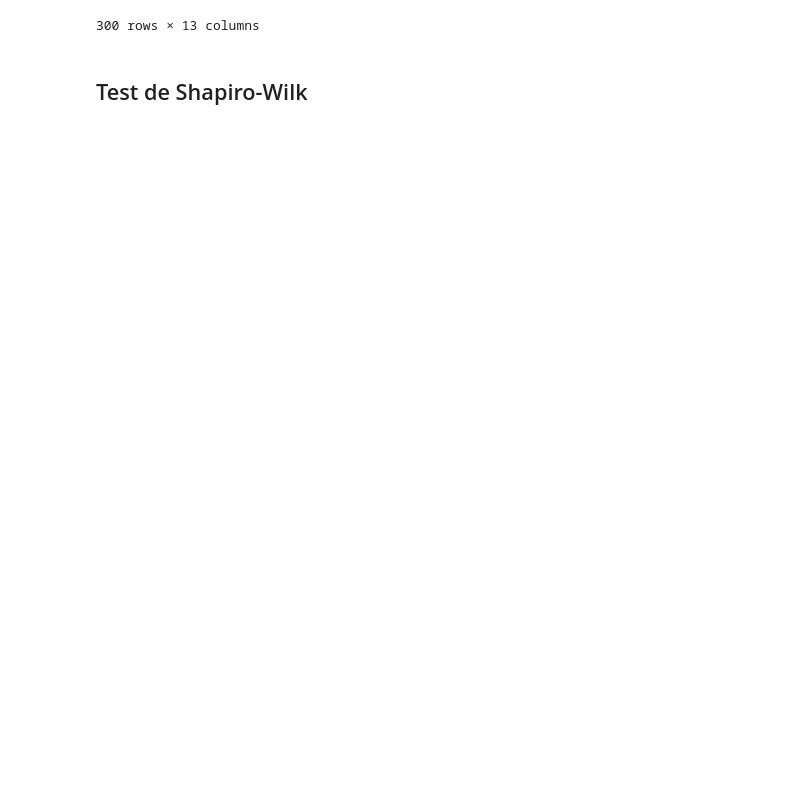
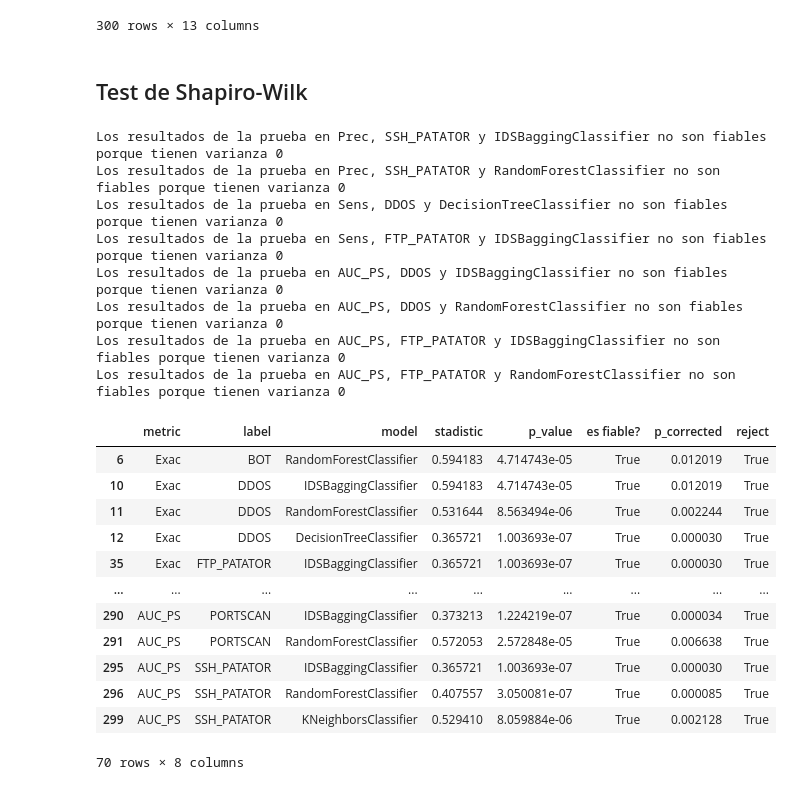
Before and after one commit to alanum9603/IDS_Thesis, a Jupyter notebook: 5_analisis_de_resultados/results_analysis.ipynb, the cells around one changed output. Saved outputs shown, nothing was run; the diff lists cells and outputs as text; code cells hidden in the pictures; blank space fills up the shorter version.

```diff
--- a/5_analisis_de_resultados/results_analysis.ipynb
+++ b/5_analisis_de_resultados/results_analysis.ipynb
@@ -238,6 +242,66 @@ df_results_ordered
 # %%
 """ Test de Shapiro Wilk """
-# H0 (hipótesis nula): Los datos siguen una distribución normal
-# H1 (hipótesis alternativa): Los datos no siguen una distribución normal
+# H0 (hipótesis nula): Los datos provienen de una distribución normal
+# H1 (hipótesis alternativa): Los datos no provienen de una distribución normal
 # Nivel de significancia = 0.05
-# Si p <= nivel de significancia  ->  Se rechaza H0 (al menos una muestra difiere de las demás)
+# Si p < nivel de significancia  ->  Los datos no provienen de una distribución normal
+df_shapiro_wilk = pd.DataFrame(columns=["metric", "label", "model", "stadistic", "p_value", "es fiable?"])
+nivel_significancia_normalidad = 0.05
+
+for metric in metric_list :
+  for label in label_list :
+    for model in [bagging_model_name]+list_models :
+      muestra = df_results_ordered[
+        (df_results_ordered['metric'] == metric) &
+        (df_results_ordered['label'] == label) &
+        (df_results_ordered['model'] == model)
+      ][iter_list].iloc[0].to_list()
+
+      fiable = True
+      if np.ptp(muestra) > 0 :
+        fiable = True
+      else :
+        print(f'Los resultados de la prueba en {metric}, {label} y {model} no son fiables porque tienen varianza 0')
+        fiable = False
+
+      stat, p = stats.shapiro(muestra)
+
+      df_shapiro_wilk.loc[len(df_shapiro_wilk)] = [
+        metric,
+        label,
+        model,
+        stat,
+        p,
+        fiable
+      ]
+reject, p_corrected, _, _ = multipletests(
+  df_shapiro_wilk['p_value'].to_list(),
+  alpha=nivel_significancia_normalidad,
+  method='holm'
+)
+
+df_shapiro_wilk['p_corrected'] = p_corrected
+df_shapiro_wilk['reject'] = reject
+df_shapiro_wilk[df_shapiro_wilk['reject'] & df_shapiro_wilk['es fiable?']]
+# %% [output]
+Los resultados de la prueba en Prec, SSH_PATATOR y IDSBaggingClassifier no son fiables porque tienen varianza 0
+Los resultados de la prueba en Prec, SSH_PATATOR y RandomForestClassifier no son fiables porque tienen varianza 0
+Los resultados de la prueba en Sens, DDOS y DecisionTreeClassifier no son fiables porque tienen varianza 0
+Los resultados de la prueba en Sens, FTP_PATATOR y IDSBaggingClassifier no son fiables porque tienen varianza 0
+Los resultados de la prueba en AUC_PS, DDOS y IDSBaggingClassifier no son fiables porque tienen varianza 0
+Los resultados de la prueba en AUC_PS, DDOS y RandomForestClassifier no son fiables porque tienen varianza 0
+Los resultados de la prueba en AUC_PS, FTP_PATATOR y IDSBaggingClassifier no son fiables porque tienen varianza 0
+Los resultados de la prueba en AUC_PS, FTP_PATATOR y RandomForestClassifier no son fiables porque tienen varianza 0
+|  | metric | label | model | stadistic | p_value | es fiable? | p_corrected | reject |
+| 6 | Exac | BOT | RandomForestClassifier | 0.594183 | 4.714743e-05 | True | 0.012019 | True |
+| 10 | Exac | DDOS | IDSBaggingClassifier | 0.594183 | 4.714743e-05 | True | 0.012019 | True |
+| 11 | Exac | DDOS | RandomForestClassifier | 0.531644 | 8.563494e-06 | True | 0.002244 | True |
+| 12 | Exac | DDOS | DecisionTreeClassifier | 0.365721 | 1.003693e-07 | True | 0.000030 | True |
+| 35 | Exac | FTP_PATATOR | IDSBaggingClassifier | 0.365721 | 1.003693e-07 | True | 0.000030 | True |
+| ... | ... | ... | ... | ... | ... | ... | ... | ... |
+| 290 | AUC_PS | PORTSCAN | IDSBaggingClassifier | 0.373213 | 1.224219e-07 | True | 0.000034 | True |
+| 291 | AUC_PS | PORTSCAN | RandomForestClassifier | 0.572053 | 2.572848e-05 | True | 0.006638 | True |
+| 295 | AUC_PS | SSH_PATATOR | IDSBaggingClassifier | 0.365721 | 1.003693e-07 | True | 0.000030 | True |
+| 296 | AUC_PS | SSH_PATATOR | RandomForestClassifier | 0.407557 | 3.050081e-07 | True | 0.000085 | True |
+| 299 | AUC_PS | SSH_PATATOR | KNeighborsClassifier | 0.529410 | 8.059884e-06 | True | 0.002128 | True |
+70 rows × 8 columns
```
Also changed, not shown: parts of 11 cells of this notebook, 3 other files.
